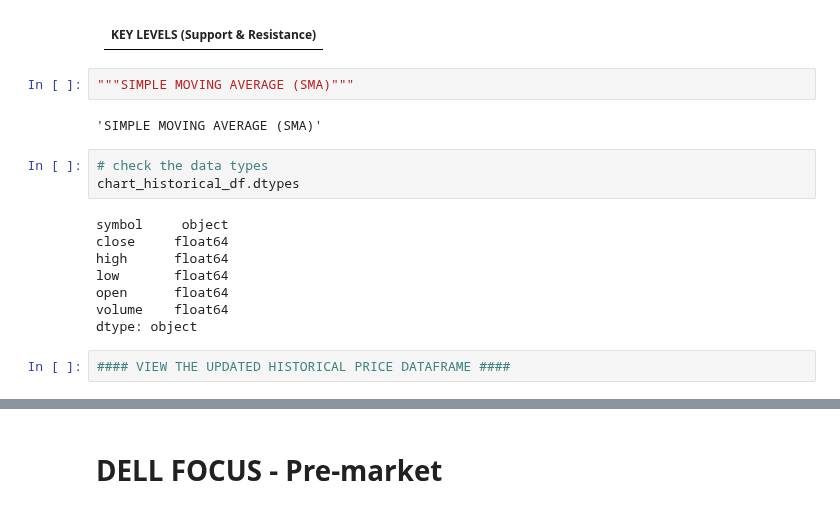
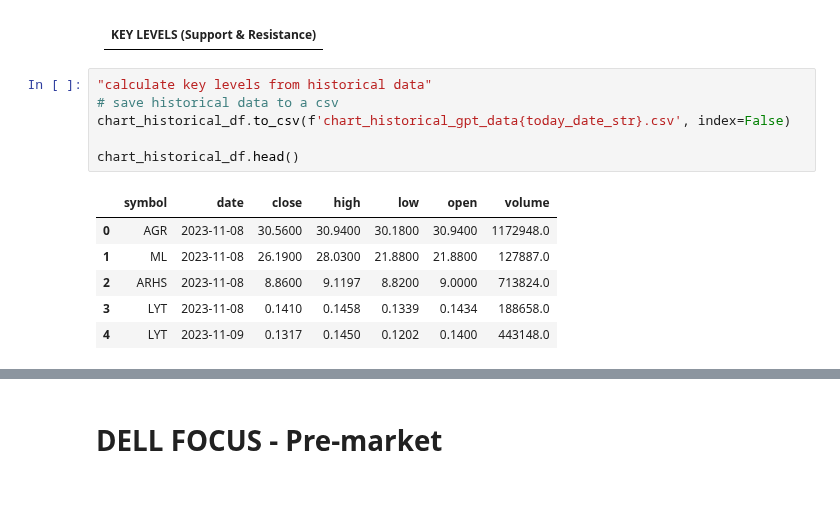
Before and after one commit to sudz4/dark-trader, a Jupyter notebook: gus_DATA.ipynb, the cells around one changed output, grey strips where cells are left out. Cells and saved outputs as stored; diff of their text form.

```diff
--- a/gus_DATA.ipynb
+++ b/gus_DATA.ipynb
@@ -596,20 +576,16 @@ chart_historical_df.head()
 # %% [markdown]
 | KEY LEVELS (Support & Resistance) |
 |-|
-# %%
-"""SIMPLE MOVING AVERAGE (SMA)"""
-# %% [output]
-'SIMPLE MOVING AVERAGE (SMA)'
-# %%
-# check the data types
-chart_historical_df.dtypes
-# %% [output]
-symbol     object
-close     float64
-high      float64
-low       float64
-open      float64
-volume    float64
-dtype: object
-# %%
-#### VIEW THE UPDATED HISTORICAL PRICE DATAFRAME ####
+# %%
+"calculate key levels from historical data"
+# save historical data to a csv
+chart_historical_df.to_csv(f'chart_historical_gpt_data{today_date_str}.csv', index=False)
+
+chart_historical_df.head()
+# %% [output]
+|  | symbol | date | close | high | low | open | volume |
+| 0 | AGR | 2023-11-08 | 30.5600 | 30.9400 | 30.1800 | 30.9400 | 1172948.0 |
+| 1 | ML | 2023-11-08 | 26.1900 | 28.0300 | 21.8800 | 21.8800 | 127887.0 |
+| 2 | ARHS | 2023-11-08 | 8.8600 | 9.1197 | 8.8200 | 9.0000 | 713824.0 |
+| 3 | LYT | 2023-11-08 | 0.1410 | 0.1458 | 0.1339 | 0.1434 | 188658.0 |
+| 4 | LYT | 2023-11-09 | 0.1317 | 0.1450 | 0.1202 | 0.1400 | 443148.0 |
```
Also changed, not shown: parts of 9 cells of this notebook, 1 other file.
